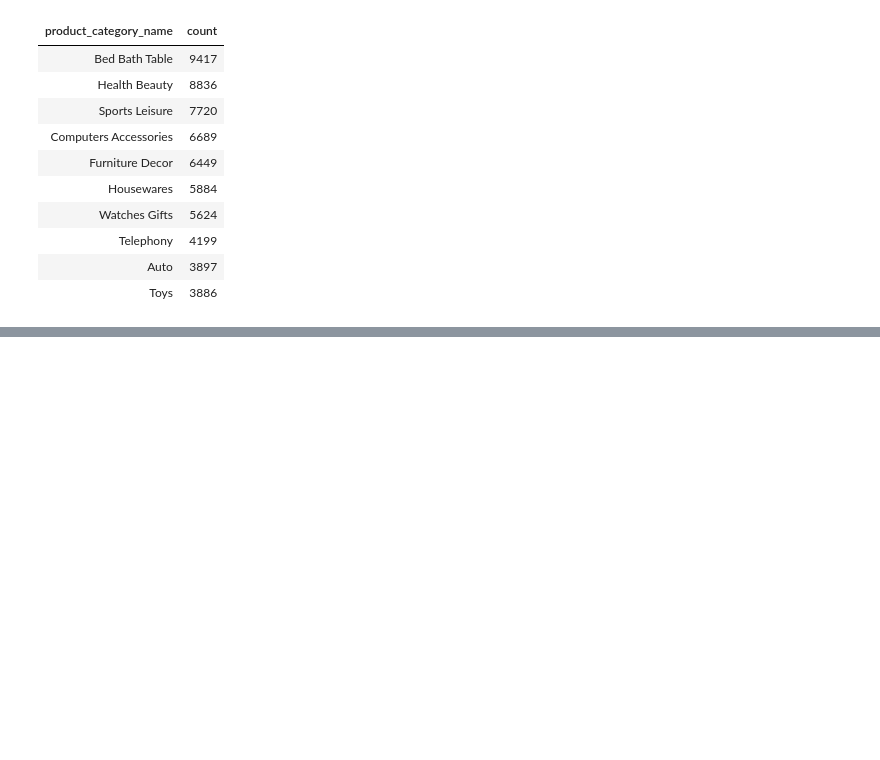
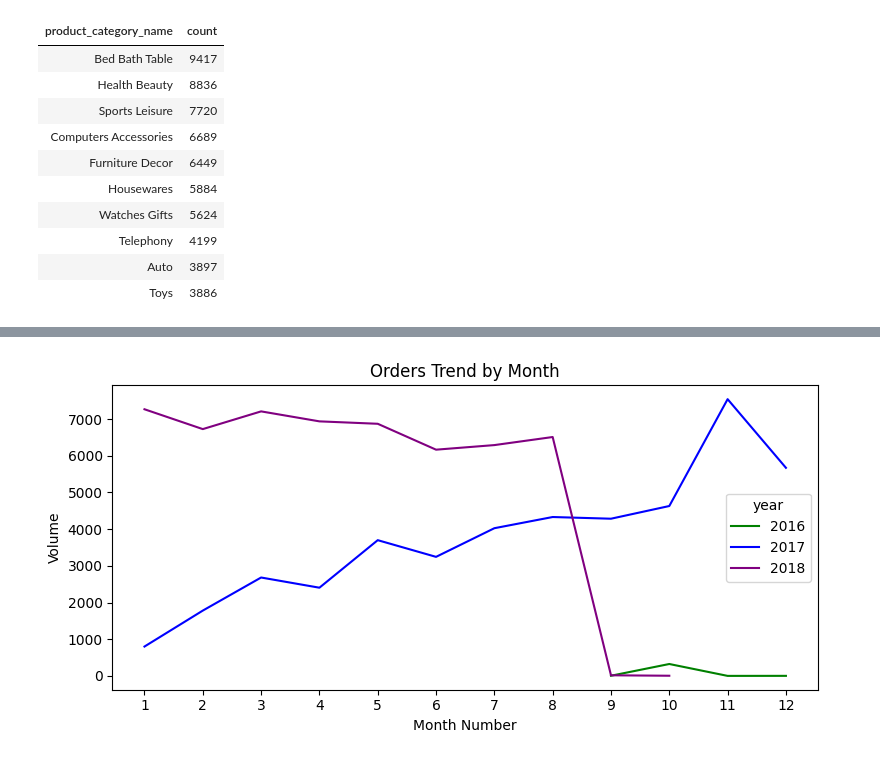
Before and after one commit to ebernardino01/DataAnalystPortfolio, a Jupyter notebook: Olist/Olist_Data_Analysis_Notebook.ipynb, the cells around one changed output, grey strips where cells are left out. Cells and saved outputs as stored; diff of their text form; code cells hidden in the pictures; blank space fills up the shorter version.

```diff
--- a/Olist/Olist_Data_Analysis_Notebook.ipynb
+++ b/Olist/Olist_Data_Analysis_Notebook.ipynb
@@ -614,0 +764,19 @@ product_category_counts.head(10).style.hide(axis='index')
+# %%
+# Plot the order volume trend
+fig, ax = plt.subplots(figsize = (8, 4))
+sns.lineplot(
+    data=sales_volume_month_full,
+    x='index',
+    y='orders',
+    hue='year',
+    palette=['green', 'blue', 'purple'],
+    ax=ax
+)
+ax.set_xticks(range(1, 13))
+ax.set_title('Orders Trend by Month')
+ax.set_xlabel('Month Number')
+ax.set_ylabel('Volume')
+plt.tight_layout()
+plt.show()
+# %% [output]
+[figure, added]
```
Also changed, not shown: parts of 19 cells of this notebook.
